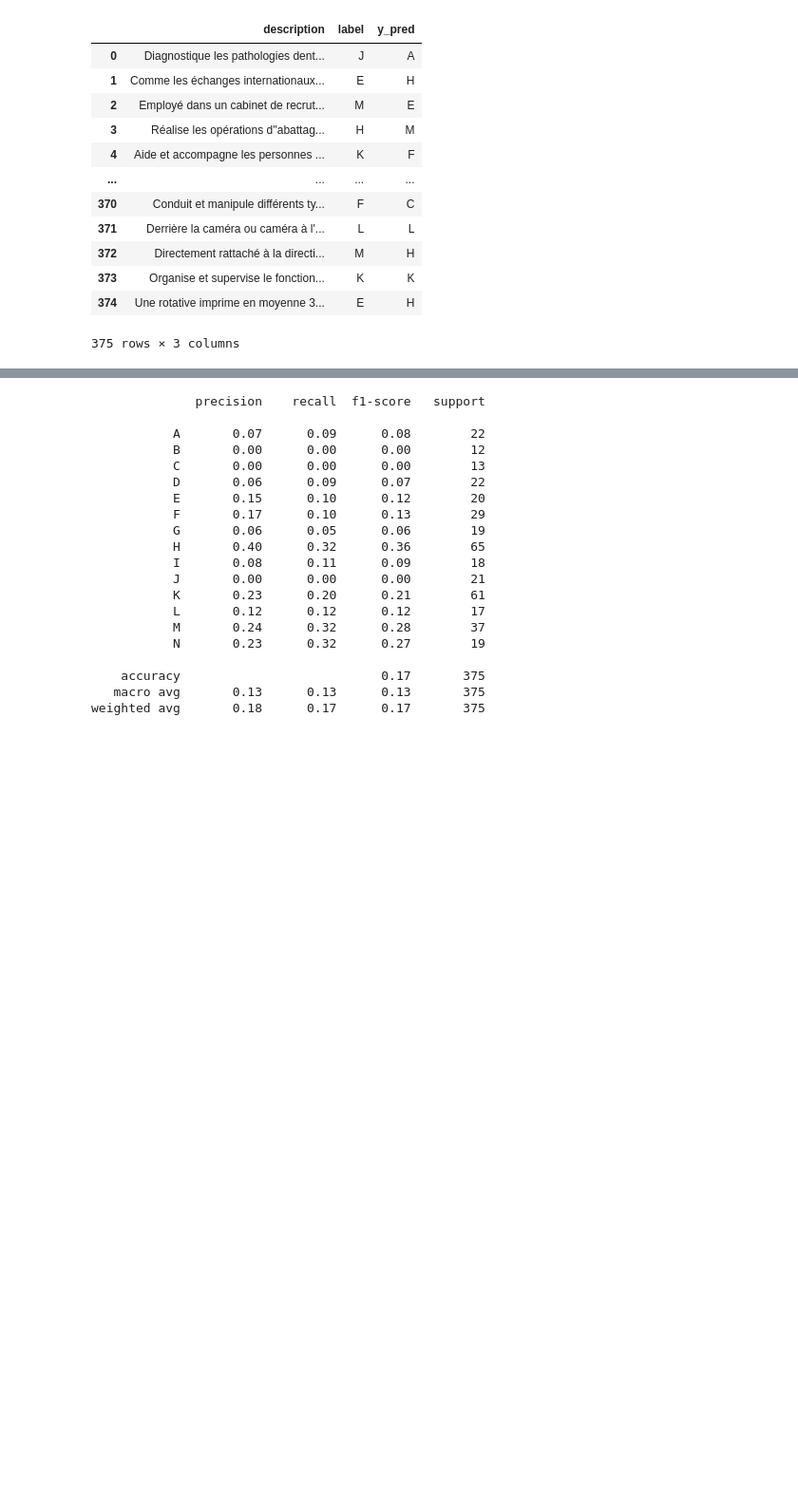
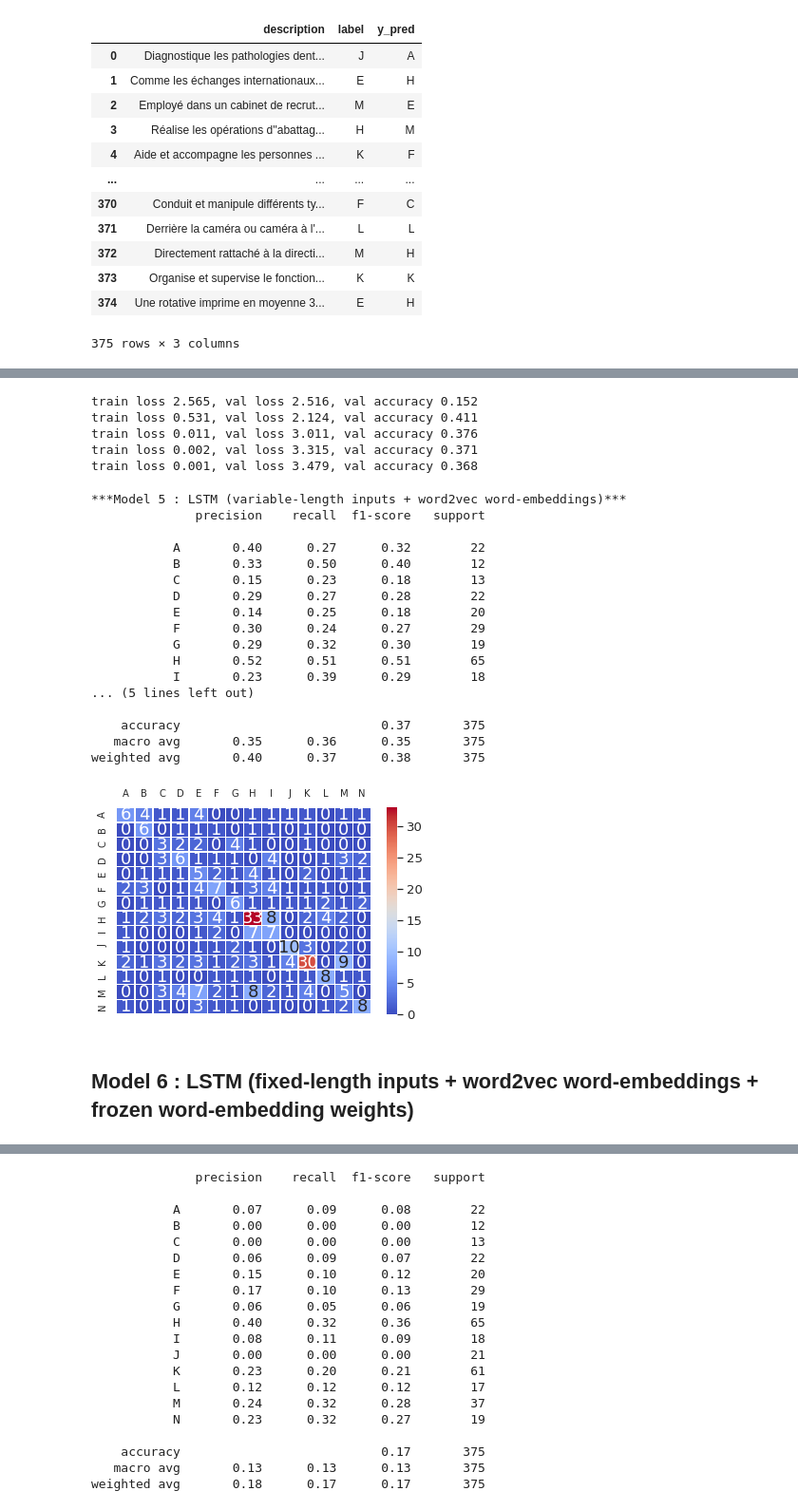
Before and after one commit to ARKEnsae/JobDomainPrediction_NLP, a Jupyter notebook: Prévision_catégorie_métier_ROME.ipynb, the cells around one changed output, grey strips where cells are left out. Shown at 95% size. Cells and saved outputs as stored; diff of their text form; code cells hidden in the pictures; blank space fills up the shorter version.

```diff
--- a/Prévision_catégorie_métier_ROME.ipynb
+++ b/Prévision_catégorie_métier_ROME.ipynb
@@ -1275,0 +1382,37 @@ matrix_pred(model_fixed, val_dl)
+# %%
+w2vec_variables_notfreeze = LSTM_w2vec2_variable_size(vocab_size,
+                         embedding_dim = w2vecembedding.vector_size,
+                         hidden_dim = 50,
+                         vec_weights = pretrained_weights,
+                         freeze_emd = False)
+train_model(w2vec_variables_notfreeze, epochs=100, lr=0.01)
+# %% [output]
+train loss 2.565, val loss 2.516, val accuracy 0.152
+train loss 0.531, val loss 2.124, val accuracy 0.411
+train loss 0.011, val loss 3.011, val accuracy 0.376
+train loss 0.002, val loss 3.315, val accuracy 0.371
+train loss 0.001, val loss 3.479, val accuracy 0.368
+# %%
+print("***Model 5 : LSTM (variable-length inputs + word2vec word-embeddings)***")
+diagnostics(w2vec_variables_notfreeze, val_dl)
+# %% [output]
+***Model 5 : LSTM (variable-length inputs + word2vec word-embeddings)***
+              precision    recall  f1-score   support
+
+           A       0.40      0.27      0.32        22
+           B       0.33      0.50      0.40        12
+           C       0.15      0.23      0.18        13
+           D       0.29      0.27      0.28        22
+           E       0.14      0.25      0.18        20
+           F       0.30      0.24      0.27        29
+           G       0.29      0.32      0.30        19
+           H       0.52      0.51      0.51        65
+           I       0.23      0.39      0.29        18
+... (5 lines left out)
+
+    accuracy                           0.37       375
+   macro avg       0.35      0.36      0.35       375
+weighted avg       0.40      0.37      0.38       375
+[figure, added]
+# %% [markdown]
+## **Model 6** : LSTM (fixed-length inputs + word2vec word-embeddings + frozen word-embedding weights)
```
Also changed, not shown: parts of 65 cells of this notebook.
